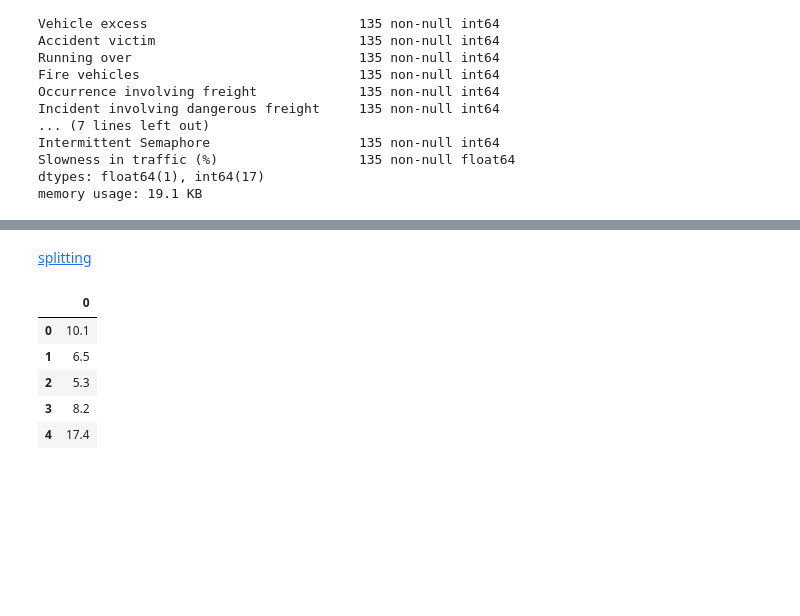
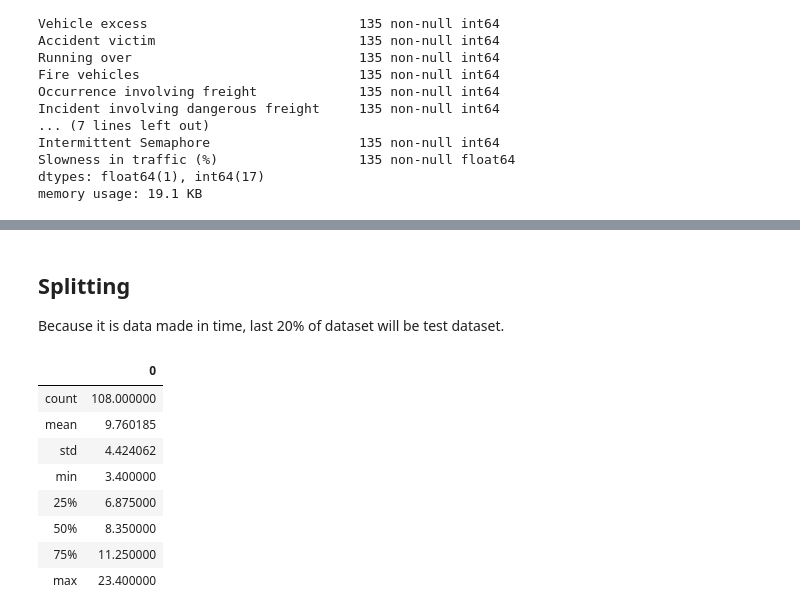
Before and after one commit to opalkonrad/traffic-prediction, a Jupyter notebook: traffic-prediction.ipynb, the cells around one changed output, grey strips where cells are left out. Cells and saved outputs as stored; diff of their text form; code cells hidden in the pictures; blank space fills up the shorter version.

```diff
--- a/traffic-prediction.ipynb
+++ b/traffic-prediction.ipynb
@@ -60,21 +72,26 @@ memory usage: 19.1 KB
+# %% [markdown]
+## Splitting
+Because it is data made in time, last 20% of dataset will be test dataset.
 # %%
-# Podzial data setu na Cel i Dane
+
+# Podzial datasetu na Cel i Dane
 X = dataset.iloc[:,  :-1].values
-y = dataset.iloc[:, -1:].values
+y = dataset.iloc[:, -1].values
 # %%
 # Podział na dane treningowe i testowe
-X_train, X_test, y_train, y_test = train_test_split(X, y, test_size = 0.25, random_state = 0)
+X_train, X_test, y_train, y_test = train_test_split(X, y, test_size = 0.2, random_state = 0, shuffle=False)
-# %% [markdown]
-[splitting](https://towardsdatascience.com/6-amateur-mistakes-ive-made-working-with-train-test-splits-916fabb421bb)
 # %%
-pd.DataFrame(y_train).head()
+pd.DataFrame(y_train).describe()
 # %% [output]
 |  | 0 |
-| 0 | 10.1 |
-| 1 | 6.5 |
-| 2 | 5.3 |
-| 3 | 8.2 |
-| 4 | 17.4 |
+| count | 108.000000 |
+| mean | 9.760185 |
+| std | 4.424062 |
+| min | 3.400000 |
+| 25% | 6.875000 |
+| 50% | 8.350000 |
+| 75% | 11.250000 |
+| max | 23.400000 |
 # %%
 pd.DataFrame(X_train).describe()
 # %% [output]
```
Also changed, not shown: parts of 21 cells of this notebook.
